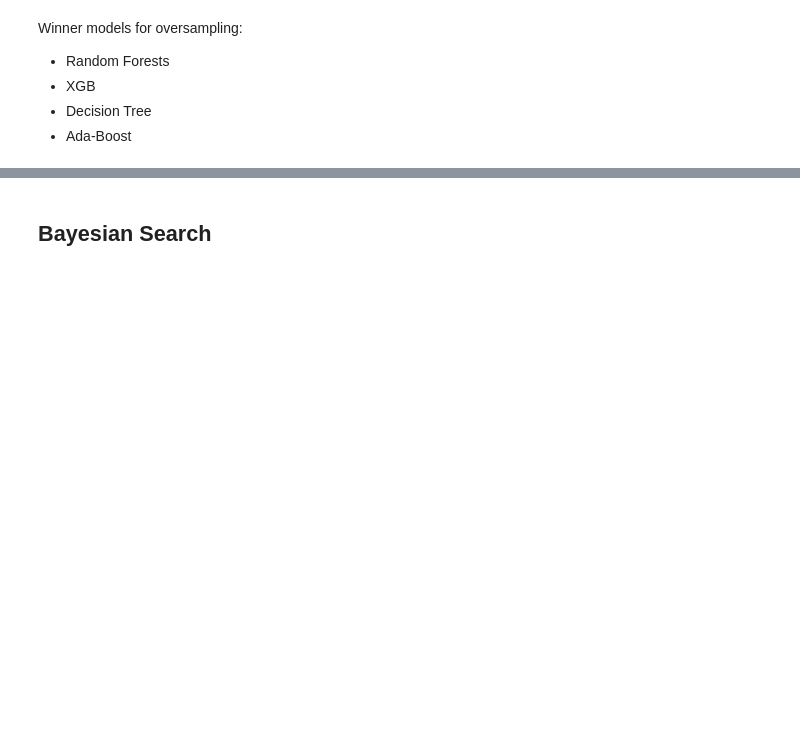
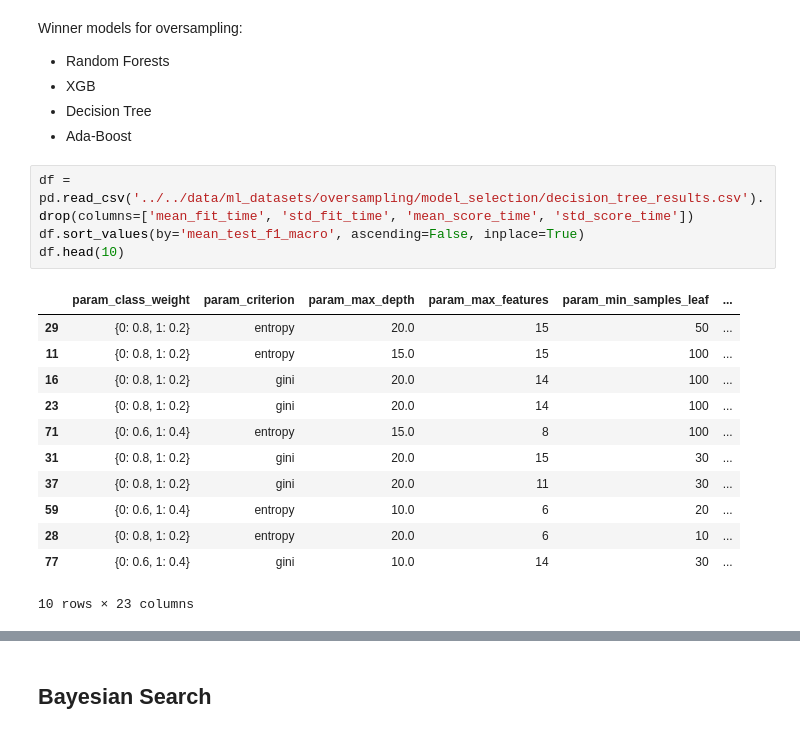
Before and after one commit to JacopoRaffi/DM_Project, a Jupyter notebook: TASK4/oversampling/classifiers_bayes.ipynb, the cells around one changed output, grey strips where cells are left out. Drawn from its saved outputs; the diff is of its cells as text; blank space fills up the shorter version.

```diff
--- a/TASK4/oversampling/classifiers_bayes.ipynb
+++ b/TASK4/oversampling/classifiers_bayes.ipynb
@@ -141,3 +141,20 @@ Winner models for oversampling:
 - XGB
 - Decision Tree
 - Ada-Boost
+# %%
+df = pd.read_csv('../../data/ml_datasets/oversampling/model_selection/decision_tree_results.csv').drop(columns=['mean_fit_time', 'std_fit_time', 'mean_score_time', 'std_score_time'])
+df.sort_values(by='mean_test_f1_macro', ascending=False, inplace=True)
+df.head(10)
+# %% [output]
+|  | param_class_weight | param_criterion | param_max_depth | param_max_features | param_min_samples_leaf | ... |
+| 29 | {0: 0.8, 1: 0.2} | entropy | 20.0 | 15 | 50 | ... |
+| 11 | {0: 0.8, 1: 0.2} | entropy | 15.0 | 15 | 100 | ... |
+| 16 | {0: 0.8, 1: 0.2} | gini | 20.0 | 14 | 100 | ... |
+| 23 | {0: 0.8, 1: 0.2} | gini | 20.0 | 14 | 100 | ... |
+| 71 | {0: 0.6, 1: 0.4} | entropy | 15.0 | 8 | 100 | ... |
+| 31 | {0: 0.8, 1: 0.2} | gini | 20.0 | 15 | 30 | ... |
+| 37 | {0: 0.8, 1: 0.2} | gini | 20.0 | 11 | 30 | ... |
+| 59 | {0: 0.6, 1: 0.4} | entropy | 10.0 | 6 | 20 | ... |
+| 28 | {0: 0.8, 1: 0.2} | entropy | 20.0 | 6 | 10 | ... |
+| 77 | {0: 0.6, 1: 0.4} | gini | 10.0 | 14 | 30 | ... |
+10 rows × 23 columns
```
Also changed, not shown: parts of 18 cells of this notebook.
